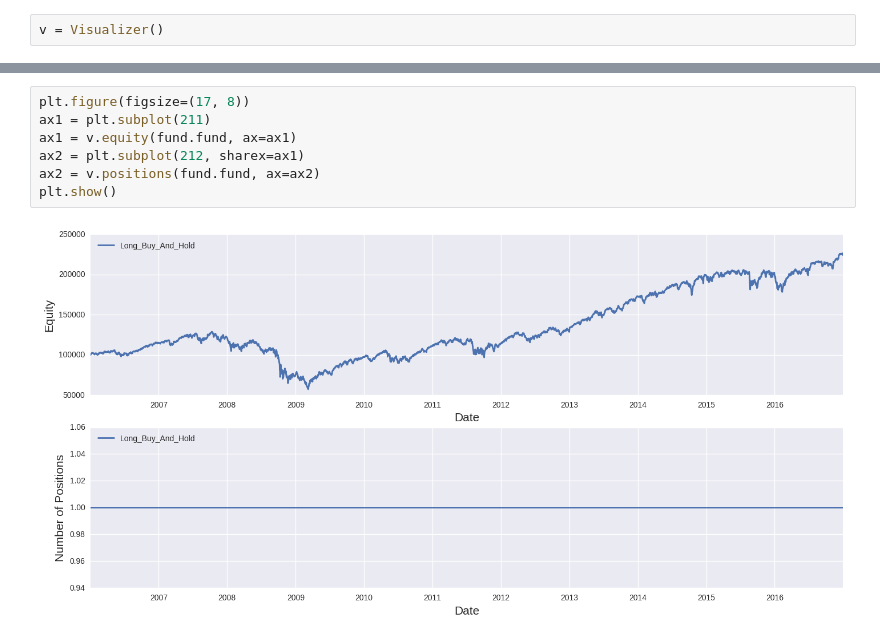
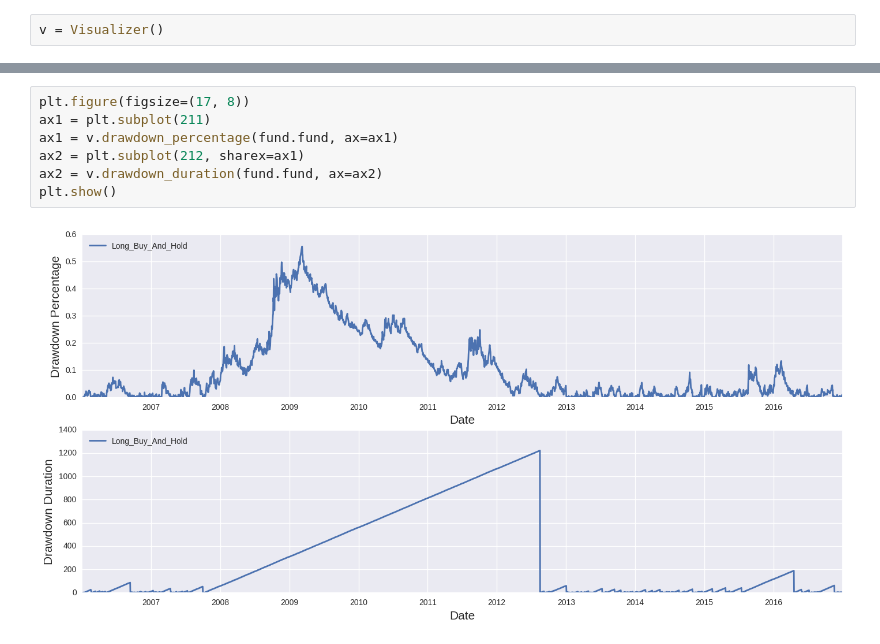
Before and after one commit to JamesBrofos/Odin, a Jupyter notebook: examples/notebooks/buy_and_hold/Buy And Hold.ipynb, the cells around one changed output, grey strips where cells are left out. Cells and saved outputs as stored; diff of their text form.

```diff
--- a/examples/notebooks/buy_and_hold/Buy And Hold.ipynb
+++ b/examples/notebooks/buy_and_hold/Buy And Hold.ipynb
@@ -22,9 +29,9 @@ v = Visualizer()
 # %%
 plt.figure(figsize=(17, 8))
 ax1 = plt.subplot(211)
-ax1 = v.equity(fund.fund, ax=ax1)
+ax1 = v.drawdown_percentage(fund.fund, ax=ax1)
 ax2 = plt.subplot(212, sharex=ax1)
-ax2 = v.positions(fund.fund, ax=ax2)
+ax2 = v.drawdown_duration(fund.fund, ax=ax2)
 plt.show()
 # %% [output]
-[figure, old version]
+[figure, new version]
```
Also changed, not shown: parts of 1 cell of this notebook, 5 other files.
